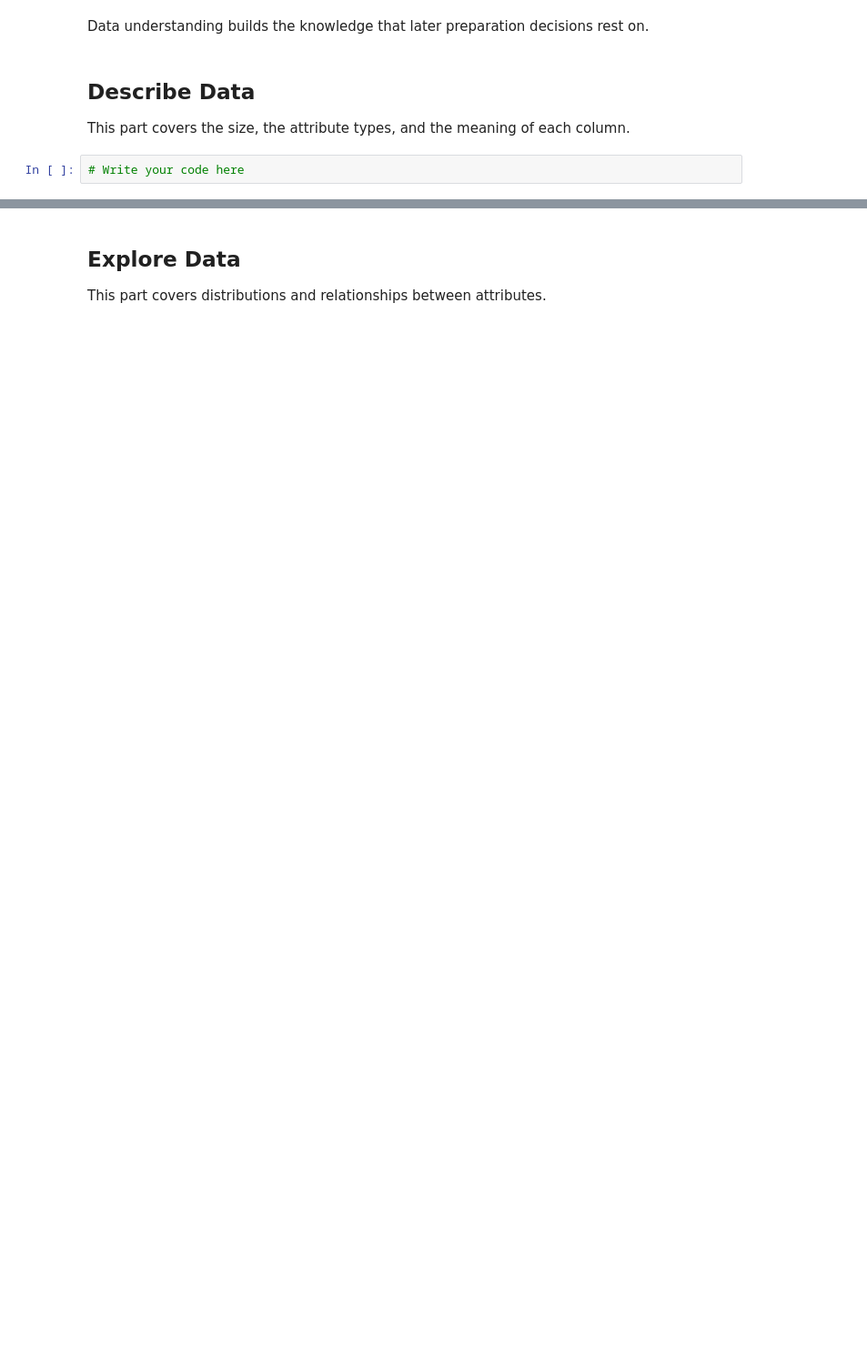
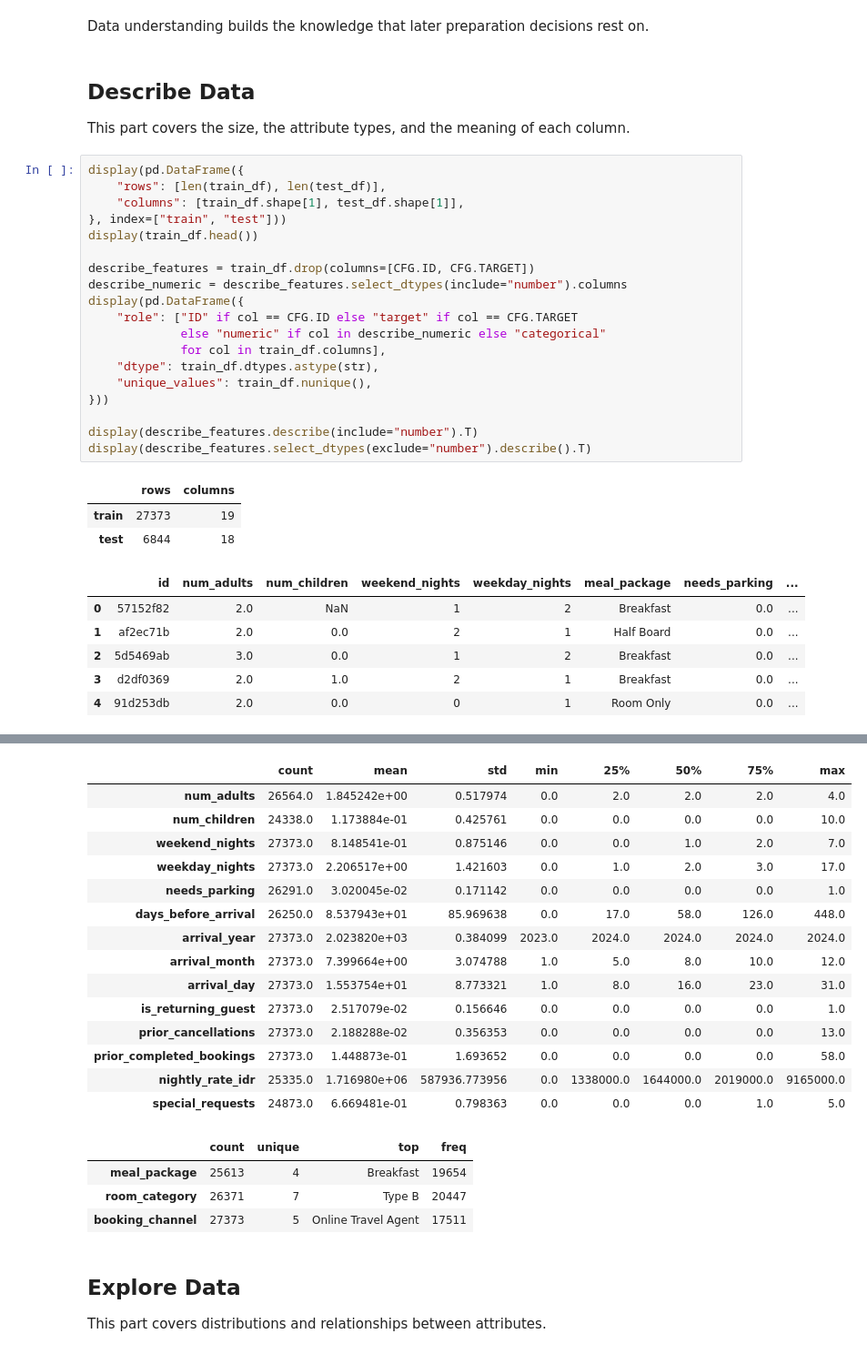
Before and after one commit to ValentinoDan/IF3170_G22_OISCDivisiKaggle, a Jupyter notebook: src/notebook.ipynb, the cells around one changed output, grey strips where cells are left out. Shown at 91% size. Saved outputs shown, nothing was run; the diff lists cells and outputs as text; blank space fills up the shorter version.

```diff
--- a/src/notebook.ipynb
+++ b/src/notebook.ipynb
@@ -173,4 +178,31 @@ Data understanding builds the knowledge that later preparation decisions rest on
 
 This part covers the size, the attribute types, and the meaning of each column.
 # %%
-# Write your code here
+display(pd.DataFrame({
+    "rows": [len(train_df), len(test_df)],
+    "columns": [train_df.shape[1], test_df.shape[1]],
+}, index=["train", "test"]))
+display(train_df.head())
+
+describe_features = train_df.drop(columns=[CFG.ID, CFG.TARGET])
+describe_numeric = describe_features.select_dtypes(include="number").columns
+display(pd.DataFrame({
+    "role": ["ID" if col == CFG.ID else "target" if col == CFG.TARGET
+             else "numeric" if col in describe_numeric else "categorical"
+             for col in train_df.columns],
+    "dtype": train_df.dtypes.astype(str),
+    "unique_values": train_df.nunique(),
+}))
+
+display(describe_features.describe(include="number").T)
+display(describe_features.select_dtypes(exclude="number").describe().T)
+# %% [output]
+|  | rows | columns |
+| train | 27373 | 19 |
+| test | 6844 | 18 |
+|  | id | num_adults | num_children | weekend_nights | weekday_nights | meal_package | needs_parking | ... |
+| 0 | 57152f82 | 2.0 | NaN | 1 | 2 | Breakfast | 0.0 | ... |
+| 1 | af2ec71b | 2.0 | 0.0 | 2 | 1 | Half Board | 0.0 | ... |
+| 2 | 5d5469ab | 3.0 | 0.0 | 1 | 2 | Breakfast | 0.0 | ... |
+| 3 | d2df0369 | 2.0 | 1.0 | 2 | 1 | Breakfast | 0.0 | ... |
+| 4 | 91d253db | 2.0 | 0.0 | 0 | 1 | Room Only | 0.0 | ... |
@@ -177,3 +226,22 @@ This part covers the size, the attribute types, and the meaning of each column.
+|  | count | mean | std | min | 25% | 50% | 75% | max |
+| num_adults | 26564.0 | 1.845242e+00 | 0.517974 | 0.0 | 2.0 | 2.0 | 2.0 | 4.0 |
+| num_children | 24338.0 | 1.173884e-01 | 0.425761 | 0.0 | 0.0 | 0.0 | 0.0 | 10.0 |
+| weekend_nights | 27373.0 | 8.148541e-01 | 0.875146 | 0.0 | 0.0 | 1.0 | 2.0 | 7.0 |
+| weekday_nights | 27373.0 | 2.206517e+00 | 1.421603 | 0.0 | 1.0 | 2.0 | 3.0 | 17.0 |
+| needs_parking | 26291.0 | 3.020045e-02 | 0.171142 | 0.0 | 0.0 | 0.0 | 0.0 | 1.0 |
+| days_before_arrival | 26250.0 | 8.537943e+01 | 85.969638 | 0.0 | 17.0 | 58.0 | 126.0 | 448.0 |
+| arrival_year | 27373.0 | 2.023820e+03 | 0.384099 | 2023.0 | 2024.0 | 2024.0 | 2024.0 | 2024.0 |
+| arrival_month | 27373.0 | 7.399664e+00 | 3.074788 | 1.0 | 5.0 | 8.0 | 10.0 | 12.0 |
+| arrival_day | 27373.0 | 1.553754e+01 | 8.773321 | 1.0 | 8.0 | 16.0 | 23.0 | 31.0 |
+| is_returning_guest | 27373.0 | 2.517079e-02 | 0.156646 | 0.0 | 0.0 | 0.0 | 0.0 | 1.0 |
+| prior_cancellations | 27373.0 | 2.188288e-02 | 0.356353 | 0.0 | 0.0 | 0.0 | 0.0 | 13.0 |
+| prior_completed_bookings | 27373.0 | 1.448873e-01 | 1.693652 | 0.0 | 0.0 | 0.0 | 0.0 | 58.0 |
+| nightly_rate_idr | 25335.0 | 1.716980e+06 | 587936.773956 | 0.0 | 1338000.0 | 1644000.0 | 2019000.0 | 9165000.0 |
+| special_requests | 24873.0 | 6.669481e-01 | 0.798363 | 0.0 | 0.0 | 0.0 | 1.0 | 5.0 |
+|  | count | unique | top | freq |
+| meal_package | 25613 | 4 | Breakfast | 19654 |
+| room_category | 26371 | 7 | Type B | 20447 |
+| booking_channel | 27373 | 5 | Online Travel Agent | 17511 |
 # %% [markdown]
 ## Explore Data
 
```
Also changed, not shown: parts of 32 cells of this notebook.
